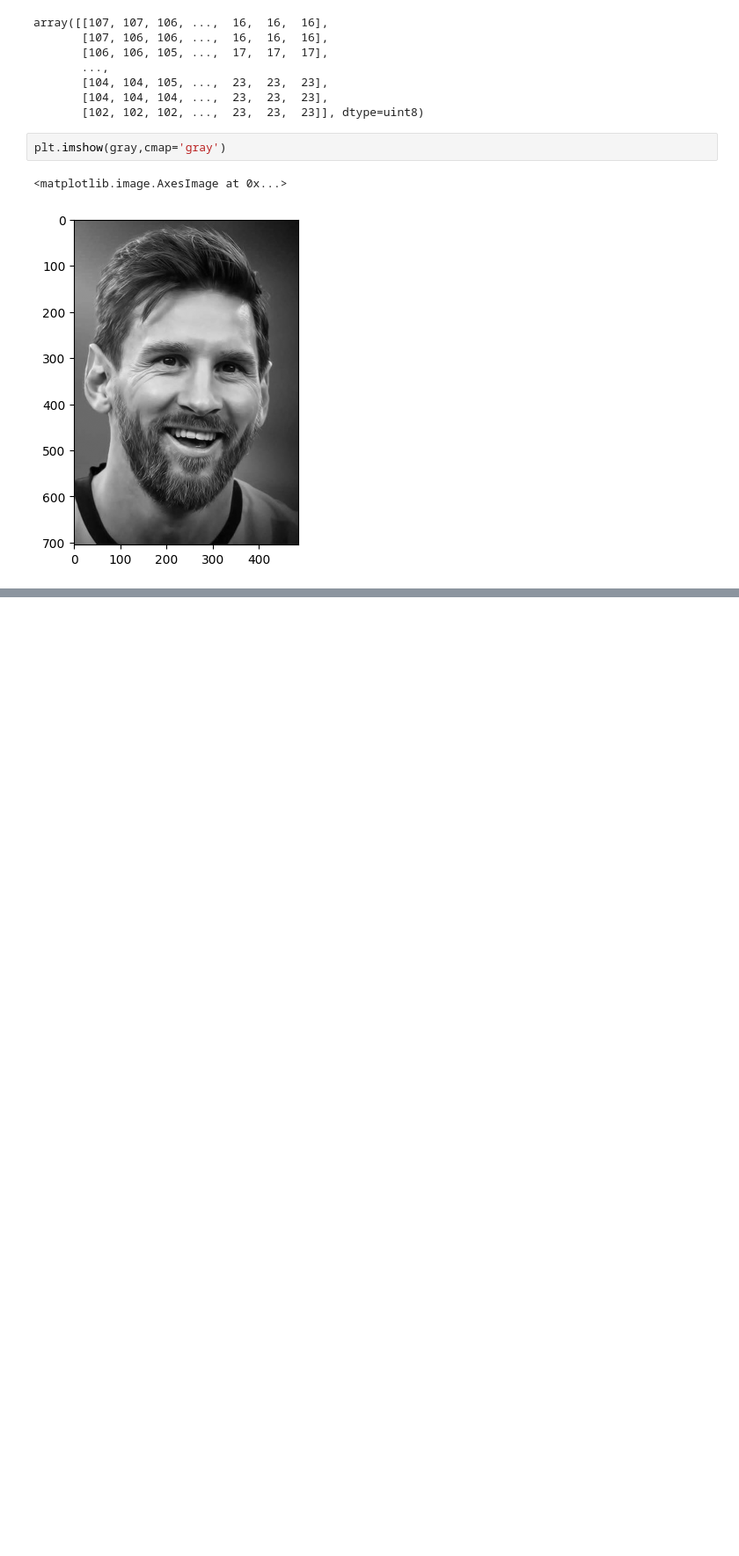
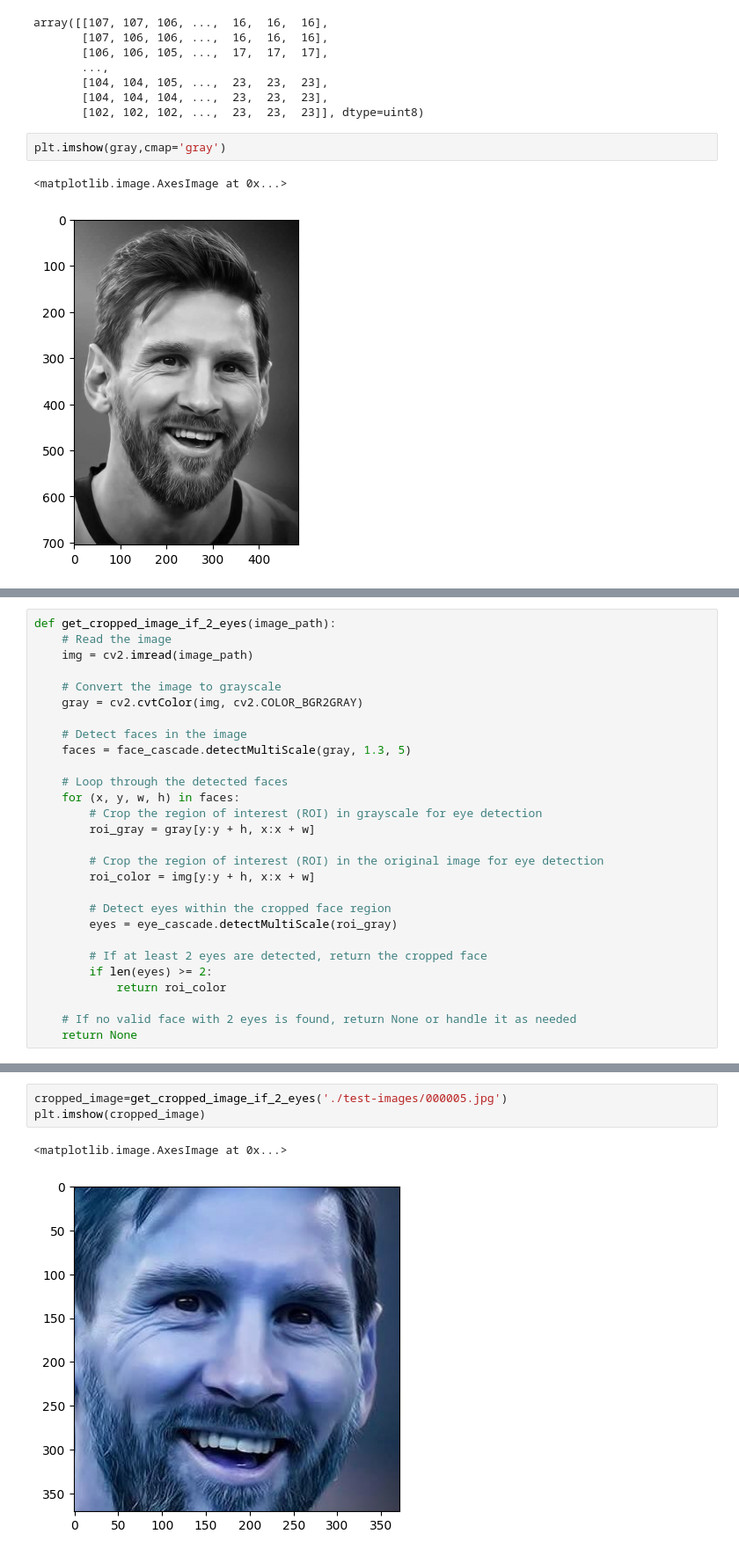
Before and after one commit to ashish769/sports-persons-image-classifier, a Jupyter notebook: sports-persons-image-classifier.ipynb, the cells around one changed output, grey strips where cells are left out. Shown at 88% size. Drawn from its saved outputs; the diff is of its cells as text; blank space fills up the shorter version.

```diff
--- a/sports-persons-image-classifier.ipynb
+++ b/sports-persons-image-classifier.ipynb
@@ -51,0 +108,28 @@ error: OpenCV(4.11.0) D:\a\opencv-python\opencv-python\opencv\modules\objdetect\
+# %%
+def get_cropped_image_if_2_eyes(image_path):
+    # Read the image
+    img = cv2.imread(image_path)
+
+    # Convert the image to grayscale
+    gray = cv2.cvtColor(img, cv2.COLOR_BGR2GRAY)
+
+    # Detect faces in the image
+    faces = face_cascade.detectMultiScale(gray, 1.3, 5)
+
+    # Loop through the detected faces
+    for (x, y, w, h) in faces:
+        # Crop the region of interest (ROI) in grayscale for eye detection
+        roi_gray = gray[y:y + h, x:x + w]
+
+        # Crop the region of interest (ROI) in the original image for eye detection
+        roi_color = img[y:y + h, x:x + w]
+
+        # Detect eyes within the cropped face region
+        eyes = eye_cascade.detectMultiScale(roi_gray)
+
+        # If at least 2 eyes are detected, return the cropped face
+        if len(eyes) >= 2:
+            return roi_color
+
+    # If no valid face with 2 eyes is found, return None or handle it as needed
+    return None
@@ -51,0 +142,6 @@ error: OpenCV(4.11.0) D:\a\opencv-python\opencv-python\opencv\modules\objdetect\
+# %%
+cropped_image=get_cropped_image_if_2_eyes('./test-images/000005.jpg')
+plt.imshow(cropped_image)
+# %% [output]
+<matplotlib.image.AxesImage at 0x...>
+[figure, added]
```
Also changed, not shown: parts of 7 cells of this notebook.
